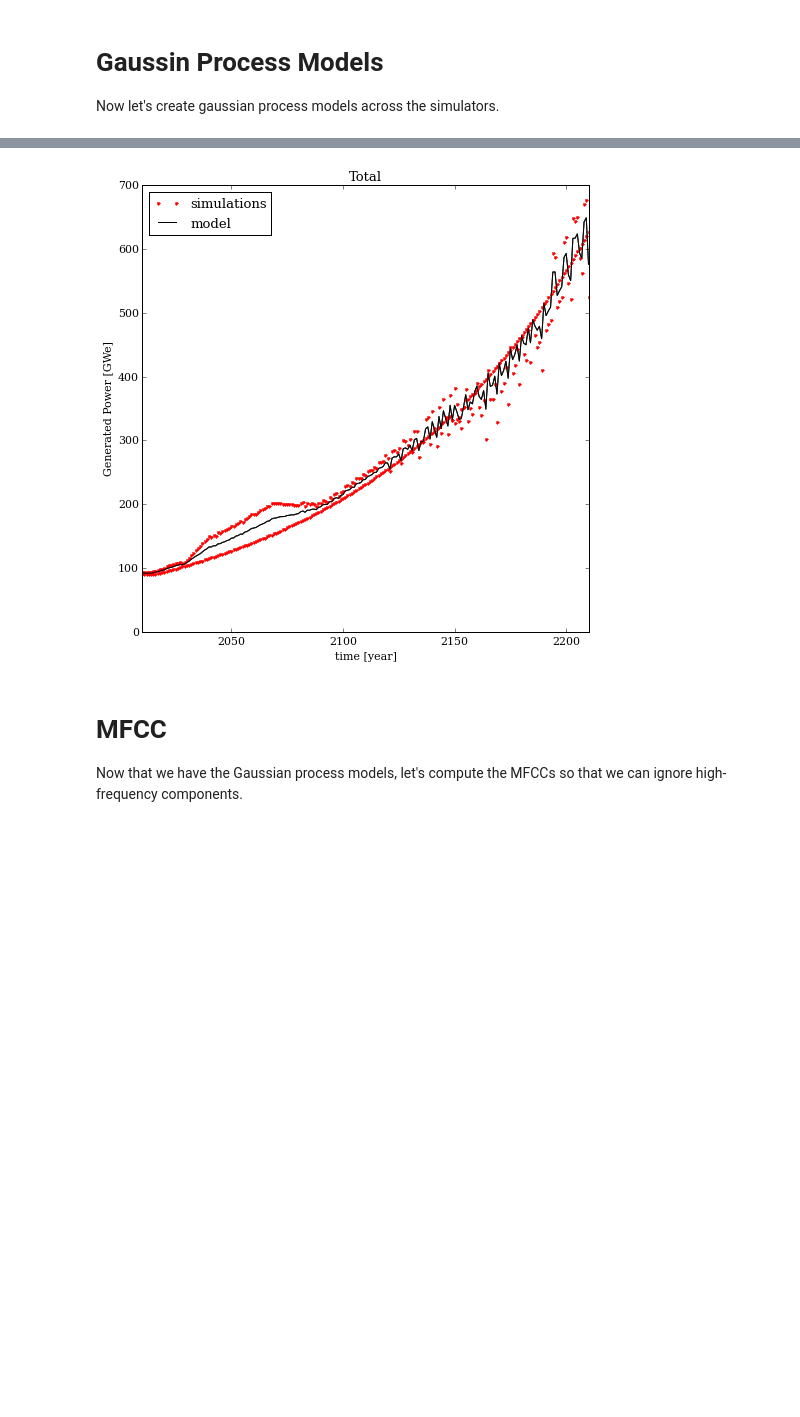
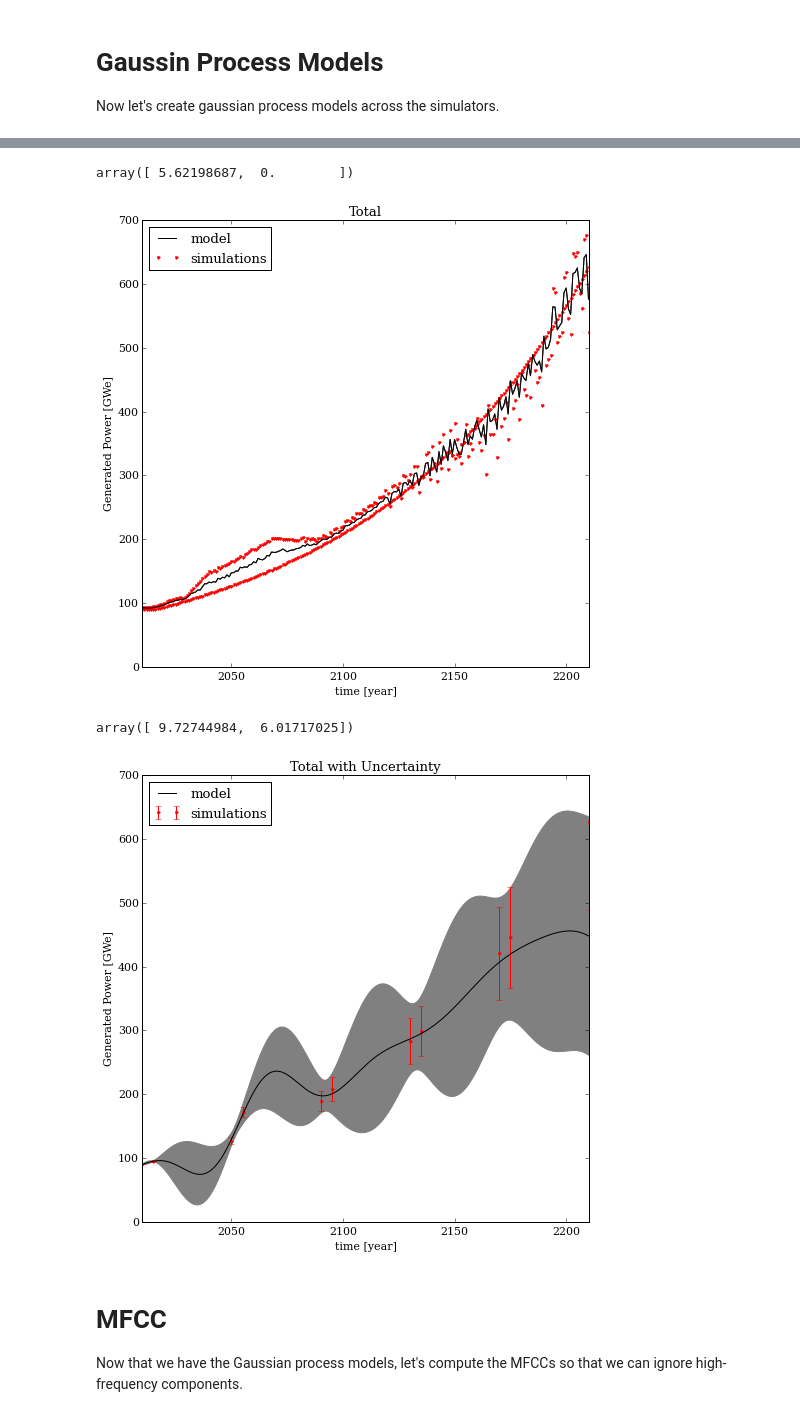
Before and after one commit to scopatz/fc-bench-method, a Jupyter notebook: methodology.ipynb, the cells around one changed output, grey strips where cells are left out. Saved outputs shown, nothing was run; the diff lists cells and outputs as text; code cells hidden in the pictures; blank space fills up the shorter version.

```diff
--- a/methodology.ipynb
+++ b/methodology.ipynb
@@ -173,7 +202,29 @@ gwe_mu, gwe_std = model([gwe_sim0, gwe_sim1], t, gp)
+# %%
+gwe_y = np.concatenate([gwe_sim0, gwe_sim1])
+gwe_mu, gwe_std, gwe_gp = model(tsims, gwe_y, t)
+gwe_gp.kernel.vector
+# %% [output]
+array([ 5.62198687,  0.        ])
 # %%
-model_plot(t, [gwe_sim0, gwe_sim1], gwe_mu, gwe_std, title='Total')
+model_plot(tsims, gwe_y, None, t, gwe_mu, gwe_std, title='Total')
 # %% [output]
-[figure, old version]
+[figure, new version]
+# %%
+offset = 5
+step = 40
+t_werr = np.concatenate([t[::step], t[offset::step]])
+gwe_werr_y = np.concatenate([gwe_sim0[::step], gwe_sim1[offset::step]])
+#gwe_werr_yerr = 0.2 * gwe_werr_y
+gwe_werr_yerr = (1.01**((t_werr-2010)/10) - 1.0) * gwe_werr_y
+gwe_werr_mu, gwe_werr_std, gwe_werr_gp = model(t_werr, gwe_werr_y, t, yerr=gwe_werr_yerr)
+gwe_werr_gp.kernel.vector
+# %% [output]
+array([ 9.72744984,  6.01717025])
+# %%
+model_plot(t_werr, gwe_werr_y, gwe_werr_yerr, t, gwe_werr_mu, gwe_werr_std,
+           title='Total with Uncertainty', ymax=700)
+# %% [output]
+[figure, added]
 # %% [markdown]
 MFCC
 ========
```
Also changed, not shown: parts of 13 cells of this notebook, 10 other files.
